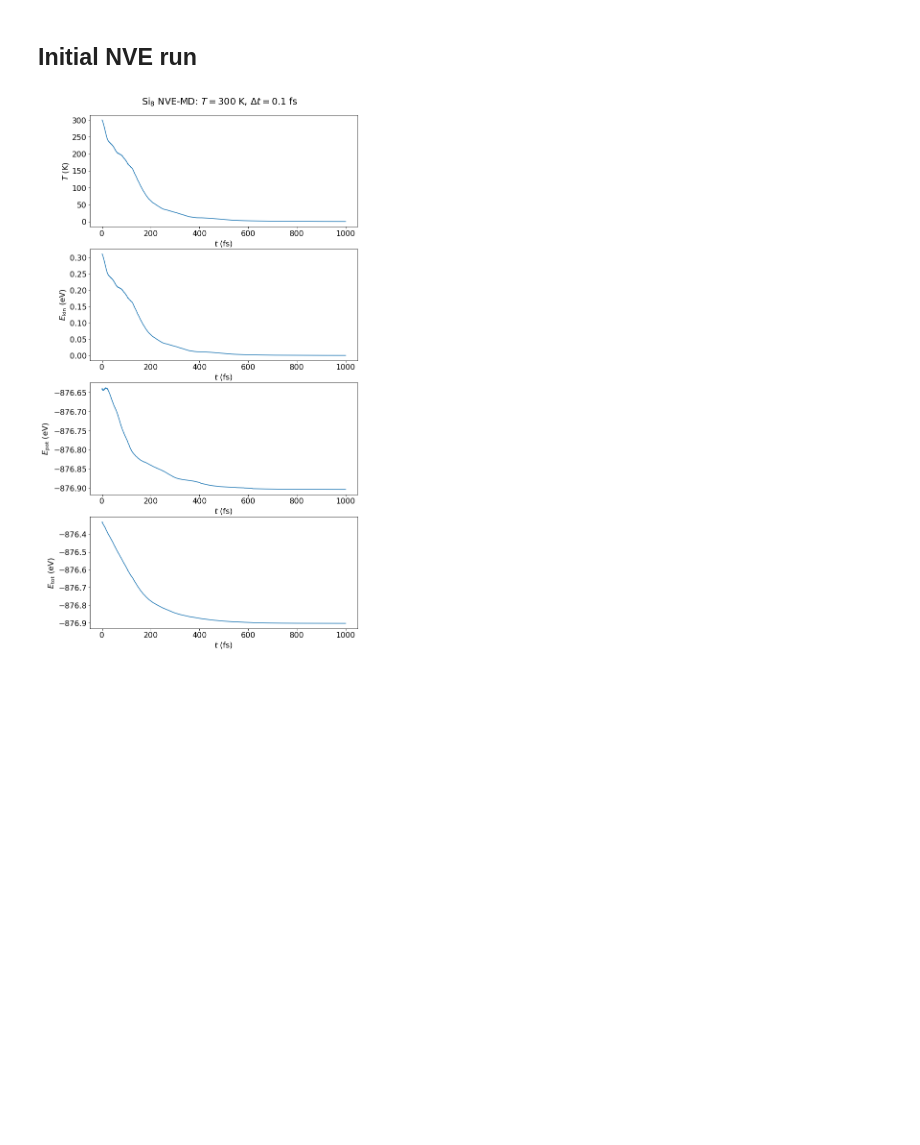
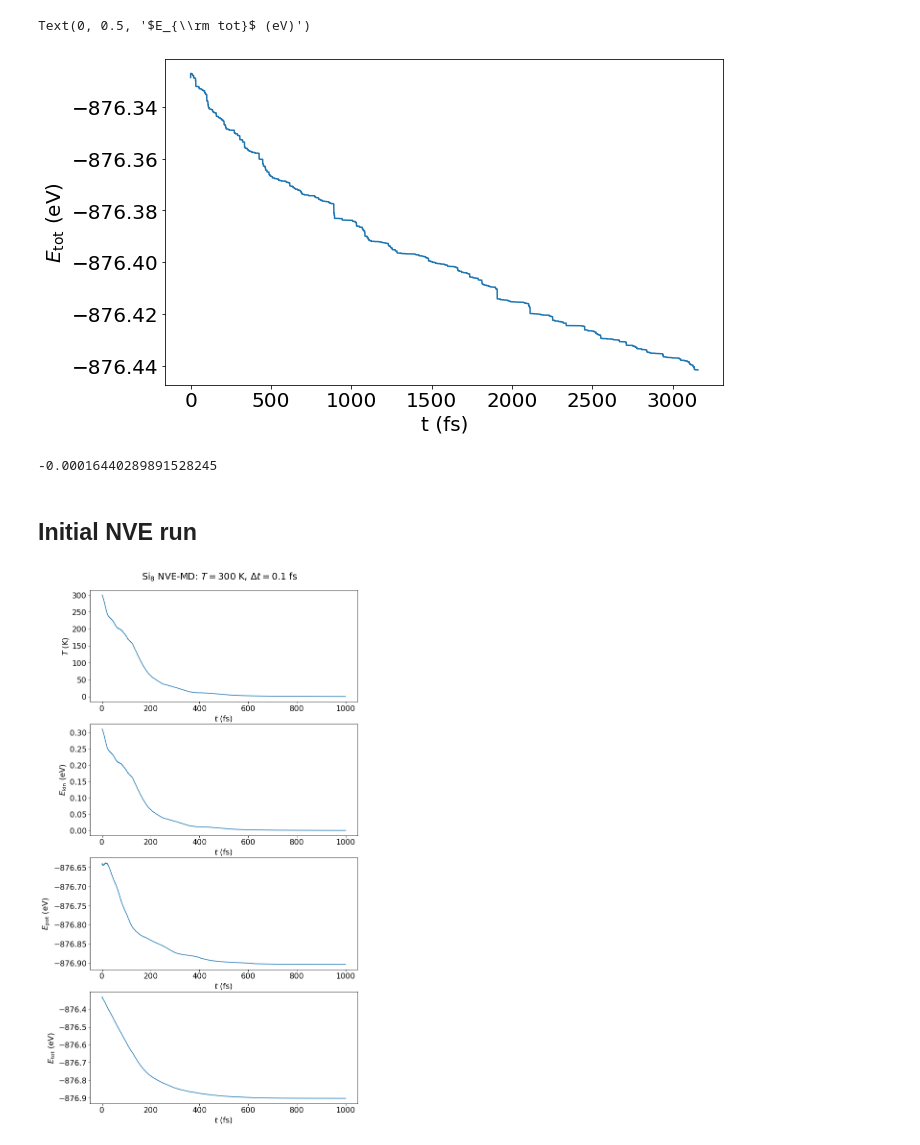
Before and after one commit to ferchault/APDFT, a Jupyter notebook: prototyping/apdft-ofdft-cpmd/Si8_NVE_ref.ipynb, the cells around one changed output. Drawn from its saved outputs; the diff is of its cells as text; code cells hidden in the pictures; blank space fills up the shorter version.

```diff
--- a/prototyping/apdft-ofdft-cpmd/Si8_NVE_ref.ipynb
+++ b/prototyping/apdft-ofdft-cpmd/Si8_NVE_ref.ipynb
@@ -58,3 +76,17 @@ def drift(time, energy, num_atom, tstart=None, tend=None):
+# %%
+plt.rcParams['font.size'] = 20
+fig, ax = plt.subplots(1,1)
+
+ax.plot(time_ref, etot_ref)
+ax.set_xlabel('t (fs)')
+ax.set_ylabel(r'$E_{\rm tot}$ (eV)')
+# %% [output]
+Text(0, 0.5, '$E_{\\rm tot}$ (eV)')
+[figure, added]
+# %%
+drift(time_ref, etot_ref/units.Ha, 8)
+# %% [output]
+-0.00016440289891528245
 # %% [markdown]
 ## Initial NVE run
 # %%
```
Also changed, not shown: parts of 6 cells of this notebook, 7 other files.
